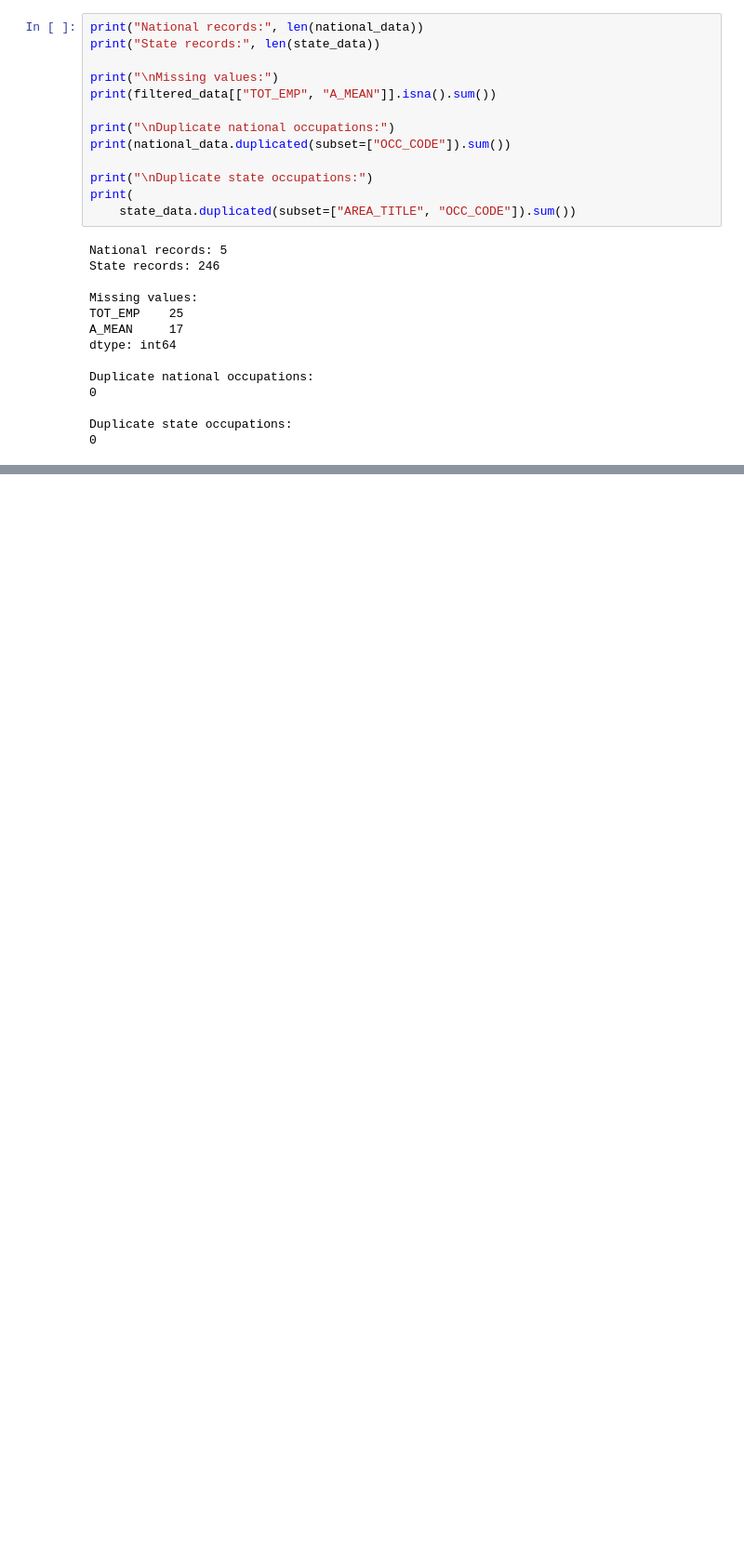
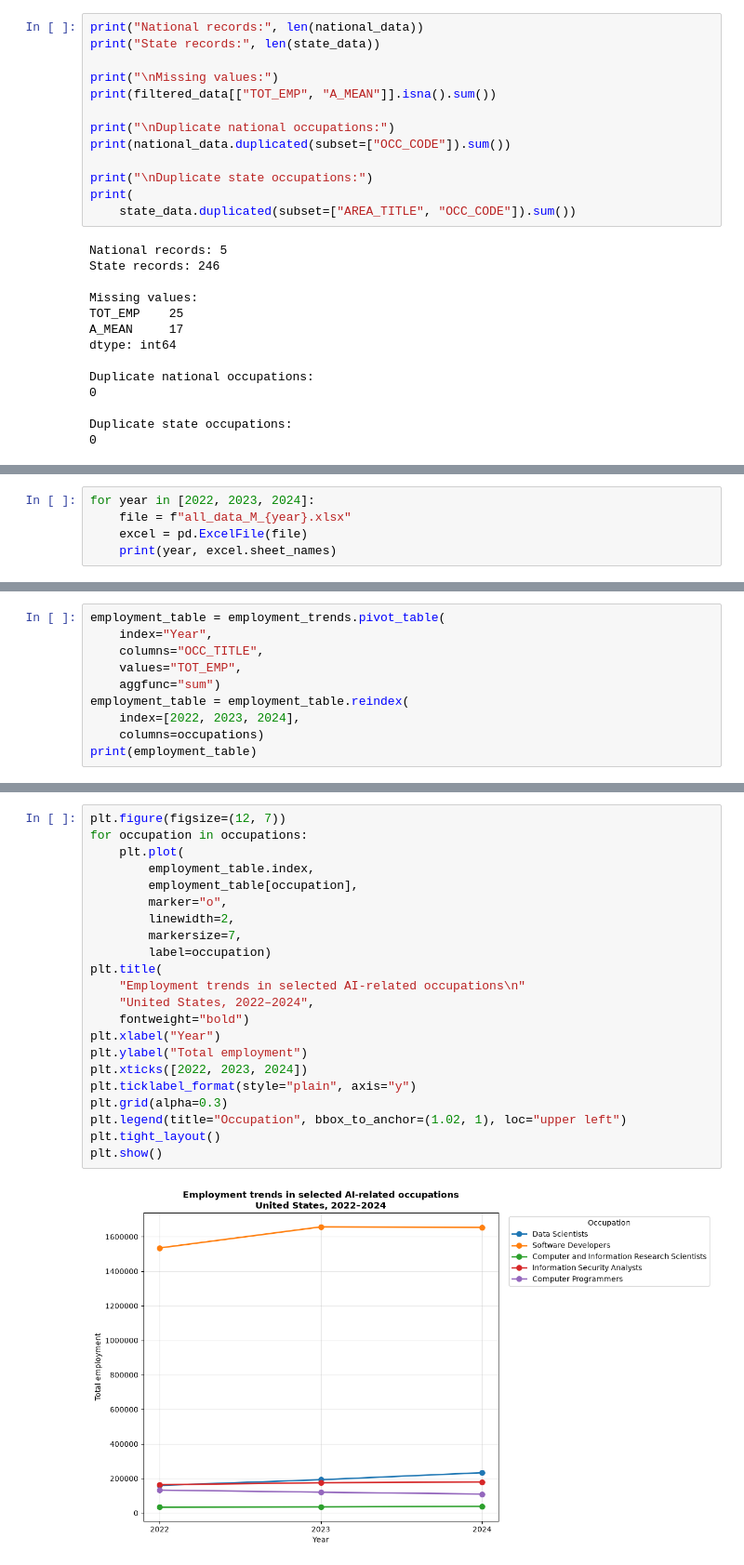
Before and after one commit to Temuulen-BCS/Data-Visualisation, a Jupyter notebook: CA1PolishedCodeTemuulenBatsaikhan.ipynb, the cells around one changed output, grey strips where cells are left out. Shown at 93% size. Drawn from its saved outputs; the diff is of its cells as text; blank space fills up the shorter version.

```diff
--- a/CA1PolishedCodeTemuulenBatsaikhan.ipynb
+++ b/CA1PolishedCodeTemuulenBatsaikhan.ipynb
@@ -257,0 +330,5 @@ Duplicate state occupations:
+# %%
+for year in [2022, 2023, 2024]:
+    file = f"all_data_M_{year}.xlsx"
+    excel = pd.ExcelFile(file)
+    print(year, excel.sheet_names)
@@ -257,0 +377,10 @@ Duplicate state occupations:
+# %%
+employment_table = employment_trends.pivot_table(
+    index="Year",
+    columns="OCC_TITLE",
+    values="TOT_EMP",
+    aggfunc="sum")
+employment_table = employment_table.reindex(
+    index=[2022, 2023, 2024],
+    columns=occupations)
+print(employment_table)
@@ -257,0 +405,24 @@ Duplicate state occupations:
+# %%
+plt.figure(figsize=(12, 7))
+for occupation in occupations:
+    plt.plot(
+        employment_table.index,
+        employment_table[occupation],
+        marker="o",
+        linewidth=2,
+        markersize=7,
+        label=occupation)
+plt.title(
+    "Employment trends in selected AI-related occupations\n"
+    "United States, 2022–2024",
+    fontweight="bold")
+plt.xlabel("Year")
+plt.ylabel("Total employment")
+plt.xticks([2022, 2023, 2024])
+plt.ticklabel_format(style="plain", axis="y")
+plt.grid(alpha=0.3)
+plt.legend(title="Occupation", bbox_to_anchor=(1.02, 1), loc="upper left")
+plt.tight_layout()
+plt.show()
+# %% [output]
+[figure, added]
```
Also changed, not shown: parts of 14 cells of this notebook.
